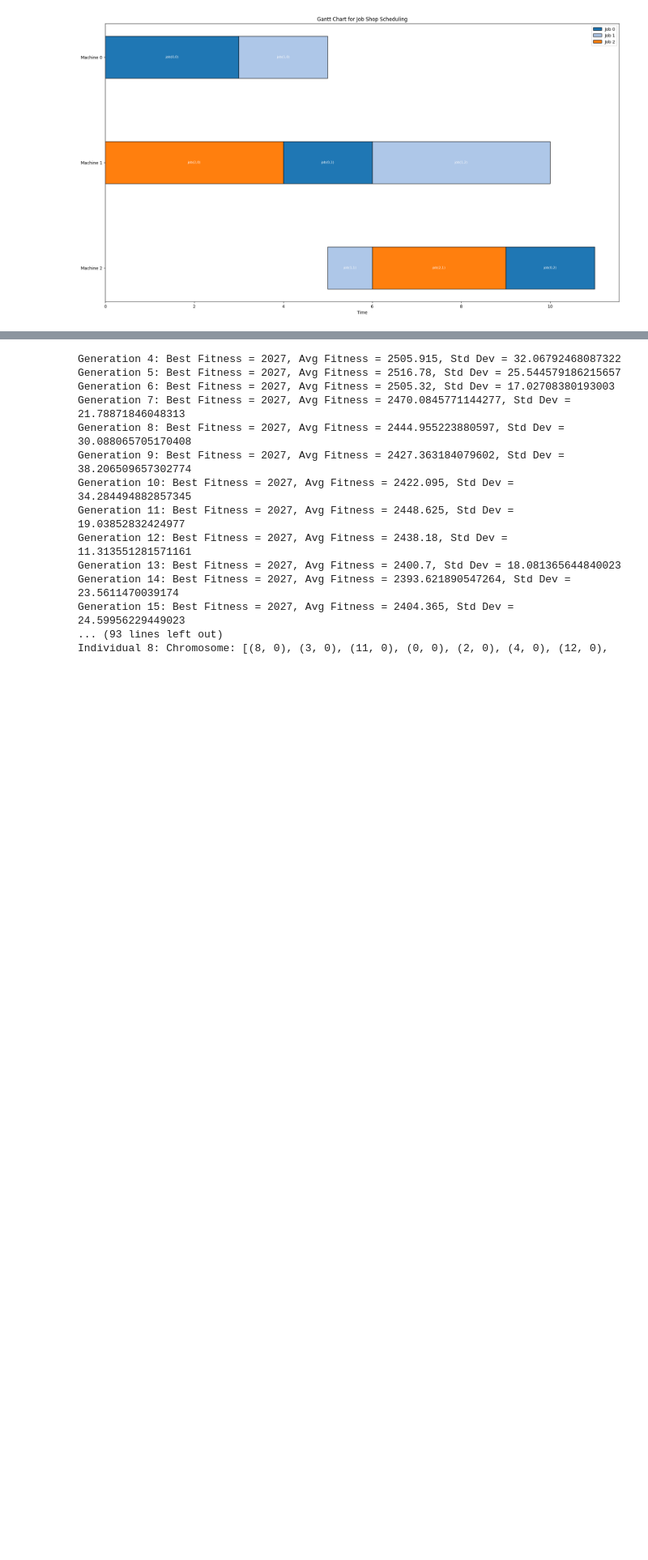
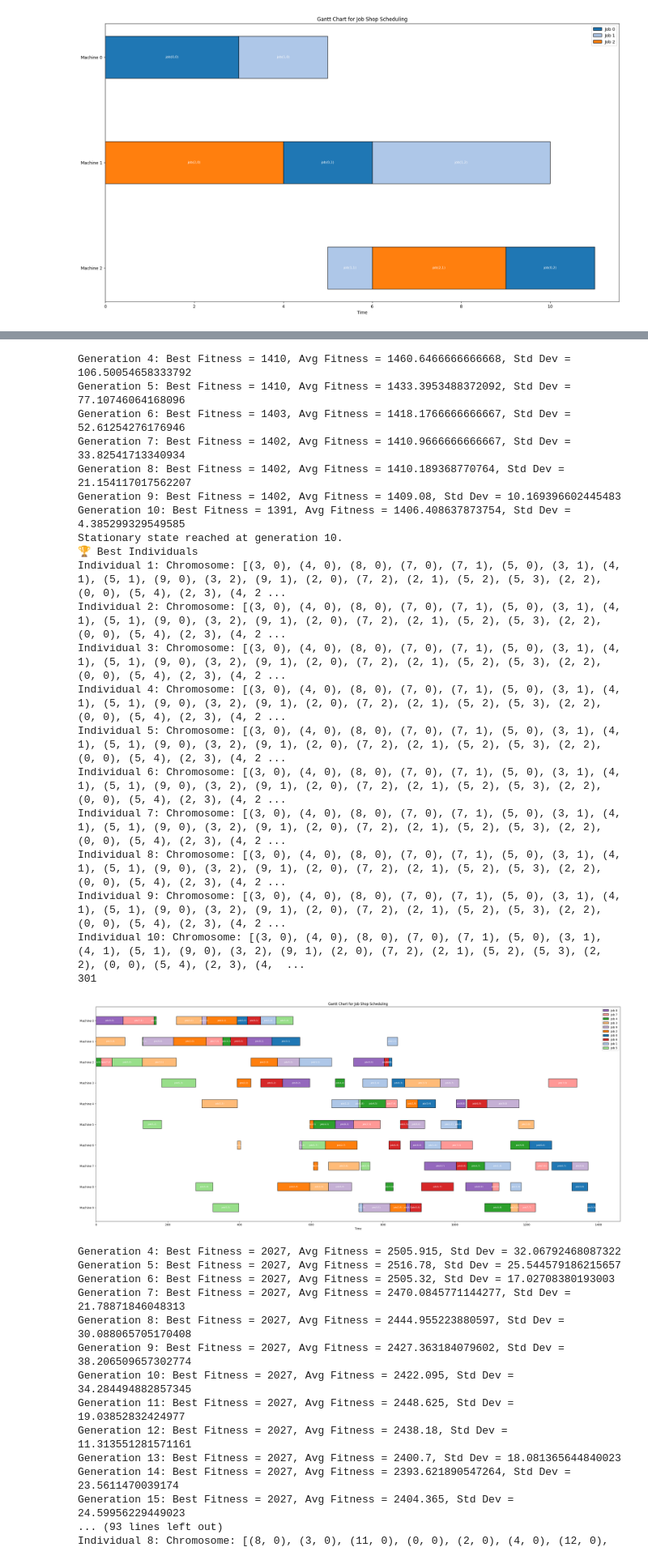
Before and after one commit to imiguelrodriguez/GeneticAlgorithm, a Jupyter notebook: tests_ga.ipynb, the cells around one changed output, grey strips where cells are left out. Shown at 81% size. Saved outputs shown, nothing was run; the diff lists cells and outputs as text; code cells hidden in the pictures; blank space fills up the shorter version.

```diff
--- a/tests_ga.ipynb
+++ b/tests_ga.ipynb
@@ -66,3 +99,37 @@ Individual 10: Chromosome: [(5, 0), (1, 0), (9, 0), (4, 0), (7, 0), (8, 0), (5,
+# %%
+medium_dataset = load_dataset('mediumDataset.txt')
+
+run_algorithm(
+    medium_dataset,
+    population_size=300,
+    selection='tournament',
+    crossover='one_point',
+    mutation='independent',
+    std_threshold=5,
+    figsize=(34,14),
+    visualize=True)
+# %% [output]
+Generation 4: Best Fitness = 1410, Avg Fitness = 1460.6466666666668, Std Dev = 106.50054658333792
+Generation 5: Best Fitness = 1410, Avg Fitness = 1433.3953488372092, Std Dev = 77.10746064168096
+Generation 6: Best Fitness = 1403, Avg Fitness = 1418.1766666666667, Std Dev = 52.61254276176946
+Generation 7: Best Fitness = 1402, Avg Fitness = 1410.9666666666667, Std Dev = 33.82541713340934
+Generation 8: Best Fitness = 1402, Avg Fitness = 1410.189368770764, Std Dev = 21.154117017562207
+Generation 9: Best Fitness = 1402, Avg Fitness = 1409.08, Std Dev = 10.169396602445483
+Generation 10: Best Fitness = 1391, Avg Fitness = 1406.408637873754, Std Dev = 4.385299329549585
+Stationary state reached at generation 10.
+🏆 Best Individuals
+Individual 1: Chromosome: [(3, 0), (4, 0), (8, 0), (7, 0), (7, 1), (5, 0), (3, 1), (4, 1), (5, 1), (9, 0), (3, 2), (9, 1), (2, 0), (7, 2), (2, 1), (5, 2), (5, 3), (2, 2), (0, 0), (5, 4), (2, 3), (4, 2 ...
+Individual 2: Chromosome: [(3, 0), (4, 0), (8, 0), (7, 0), (7, 1), (5, 0), (3, 1), (4, 1), (5, 1), (9, 0), (3, 2), (9, 1), (2, 0), (7, 2), (2, 1), (5, 2), (5, 3), (2, 2), (0, 0), (5, 4), (2, 3), (4, 2 ...
+Individual 3: Chromosome: [(3, 0), (4, 0), (8, 0), (7, 0), (7, 1), (5, 0), (3, 1), (4, 1), (5, 1), (9, 0), (3, 2), (9, 1), (2, 0), (7, 2), (2, 1), (5, 2), (5, 3), (2, 2), (0, 0), (5, 4), (2, 3), (4, 2 ...
+Individual 4: Chromosome: [(3, 0), (4, 0), (8, 0), (7, 0), (7, 1), (5, 0), (3, 1), (4, 1), (5, 1), (9, 0), (3, 2), (9, 1), (2, 0), (7, 2), (2, 1), (5, 2), (5, 3), (2, 2), (0, 0), (5, 4), (2, 3), (4, 2 ...
+Individual 5: Chromosome: [(3, 0), (4, 0), (8, 0), (7, 0), (7, 1), (5, 0), (3, 1), (4, 1), (5, 1), (9, 0), (3, 2), (9, 1), (2, 0), (7, 2), (2, 1), (5, 2), (5, 3), (2, 2), (0, 0), (5, 4), (2, 3), (4, 2 ...
+Individual 6: Chromosome: [(3, 0), (4, 0), (8, 0), (7, 0), (7, 1), (5, 0), (3, 1), (4, 1), (5, 1), (9, 0), (3, 2), (9, 1), (2, 0), (7, 2), (2, 1), (5, 2), (5, 3), (2, 2), (0, 0), (5, 4), (2, 3), (4, 2 ...
+Individual 7: Chromosome: [(3, 0), (4, 0), (8, 0), (7, 0), (7, 1), (5, 0), (3, 1), (4, 1), (5, 1), (9, 0), (3, 2), (9, 1), (2, 0), (7, 2), (2, 1), (5, 2), (5, 3), (2, 2), (0, 0), (5, 4), (2, 3), (4, 2 ...
+Individual 8: Chromosome: [(3, 0), (4, 0), (8, 0), (7, 0), (7, 1), (5, 0), (3, 1), (4, 1), (5, 1), (9, 0), (3, 2), (9, 1), (2, 0), (7, 2), (2, 1), (5, 2), (5, 3), (2, 2), (0, 0), (5, 4), (2, 3), (4, 2 ...
+Individual 9: Chromosome: [(3, 0), (4, 0), (8, 0), (7, 0), (7, 1), (5, 0), (3, 1), (4, 1), (5, 1), (9, 0), (3, 2), (9, 1), (2, 0), (7, 2), (2, 1), (5, 2), (5, 3), (2, 2), (0, 0), (5, 4), (2, 3), (4, 2 ...
+Individual 10: Chromosome: [(3, 0), (4, 0), (8, 0), (7, 0), (7, 1), (5, 0), (3, 1), (4, 1), (5, 1), (9, 0), (3, 2), (9, 1), (2, 0), (7, 2), (2, 1), (5, 2), (5, 3), (2, 2), (0, 0), (5, 4), (2, 3), (4,  ...
+301
+[figure, added]
 # %%
 large_dataset = load_dataset('largeDataset.txt')
 
```
Also changed, not shown: parts of 2 cells of this notebook, 5 other files.
